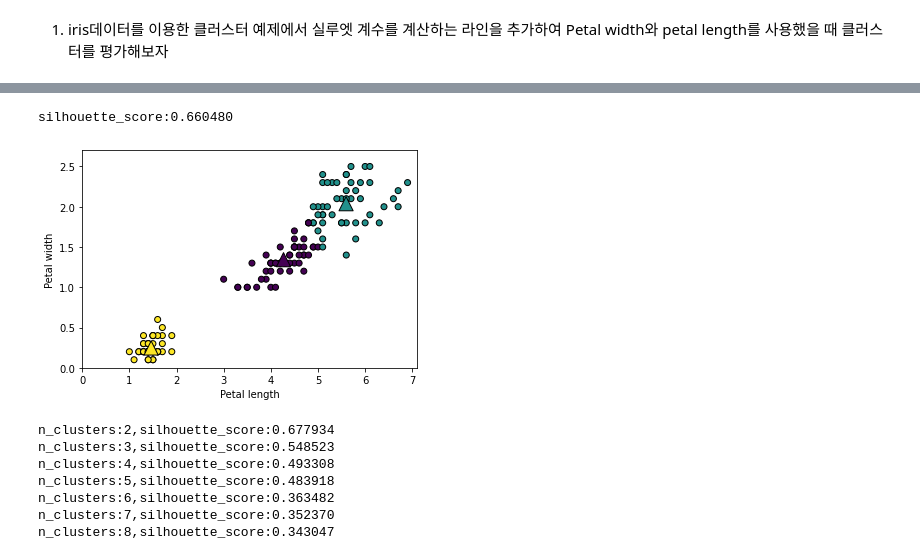
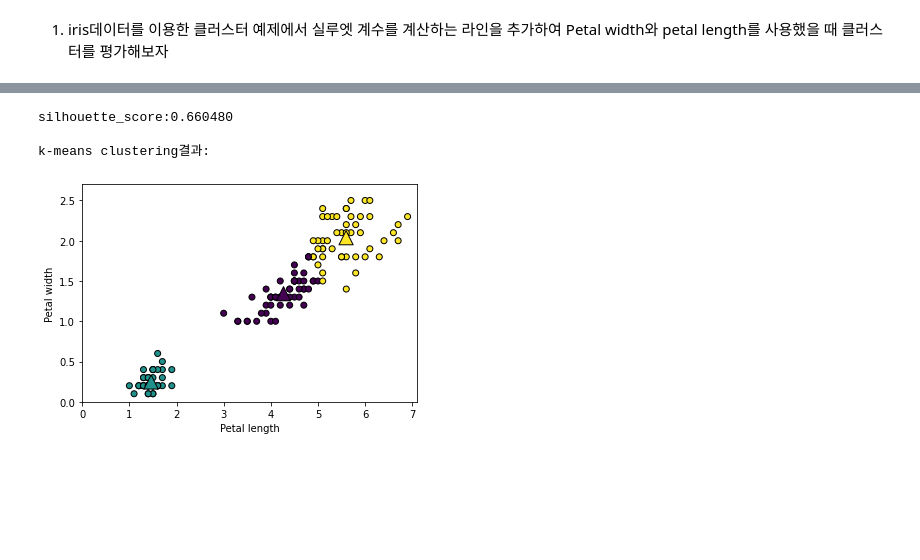
Before and after one commit to chaerin00/DataMining-2021-1, a Jupyter notebook: Project1.ipynb, the cells around one changed output, grey strips where cells are left out. Cells and saved outputs as stored; diff of their text form; code cells hidden in the pictures; blank space fills up the shorter version.

```diff
--- a/Project1.ipynb
+++ b/Project1.ipynb
@@ -13,14 +13,9 @@ from sklearn import metrics
 import matplotlib.pyplot as plt
 
 iris=datasets.load_iris()
-X=iris.data[:,2:]
-y=iris.target
+X1=iris.data[:,2:]
+y1=iris.target
 
-n_clusters=[2,3,4,5,6,7,8]
-
-for k in n_clusters:
-    k_means=cluster.KMeans(n_clusters=k).fit(X)
-    y_pred=k_means.predict(X)
-    S=metrics.silhouette_score(X,y_pred)
-    print("n_clusters:{:d},silhouette_score:{:1f}".format(k,S))
+print('실제 dataset target별 분류:')
+plt.scatter(X1[:,0],X1[:,1],c=y,cmap='viridis')
 # %% [output]
@@ -34,45 +25,24 @@ n_clusters:8,silhouette_score:0.573797
 # %%
 from sklearn import metrics
 from sklearn.cluster import KMeans
-k_means=cluster.KMeans(n_clusters=3).fit(X)
-y_pred=k_means.predict(X)
-S=metrics.silhouette_score(X,y_pred)
-print("silhouette_score:{:1f}".format(S))
+k_means1=cluster.KMeans(n_clusters=3).fit(X1)
+y_pred1=k_means1.predict(X1)
+
+S1=metrics.silhouette_score(X1,y_pred1)
+print("silhouette_score:{:1f}\n".format(S1))
 
 
-plt.scatter(X[:,0],X[:,1],c=y_pred,cmap='viridis',edgecolors='k')
+plt.scatter(X1[:,0],X1[:,1],c=y_pred1,cmap='viridis',edgecolors='k')
 plt.xlabel('Petal length')
 plt.ylabel('Petal width')
-plt.scatter(k_means.cluster_centers_[:,0],k_means.cluster_centers_[:,1]
+plt.scatter(k_means1.cluster_centers_[:,0],k_means1.cluster_centers_[:,1]
            ,c=[0,1,2],cmap='viridis',marker='^',s=200,edgecolors='k')
-plt.axis([0,X[:,0].max()+0.2,0,X[:,1].max()+0.2])
+plt.axis([0,X1[:,0].max()+0.2,0,X1[:,1].max()+0.2])
 
+print('k-means clustering결과:')
 plt.show()
 # %% [output]
 silhouette_score:0.660480
+
+k-means clustering결과:
-[figure, old version]
+[figure, new version]
-# %%
-from sklearn import cluster,datasets
-from sklearn import metrics
-
-import matplotlib.pyplot as plt
-
-iris=datasets.load_iris()
-X=iris.data[2:,:]
-y=iris.target
-
-n_clusters=[2,3,4,5,6,7,8]
-
-for k in n_clusters:
-    k_means=cluster.KMeans(n_clusters=k).fit(X)
-    y_pred=k_means.predict(X)
-    S=metrics.silhouette_score(X,y_pred)
-    print("n_clusters:{:d},silhouette_score:{:1f}".format(k,S))
-# %% [output]
-n_clusters:2,silhouette_score:0.677934
-n_clusters:3,silhouette_score:0.548523
-n_clusters:4,silhouette_score:0.493308
-n_clusters:5,silhouette_score:0.483918
-n_clusters:6,silhouette_score:0.363482
-n_clusters:7,silhouette_score:0.352370
-n_clusters:8,silhouette_score:0.343047
```
Also changed, not shown: parts of 7 cells of this notebook.
